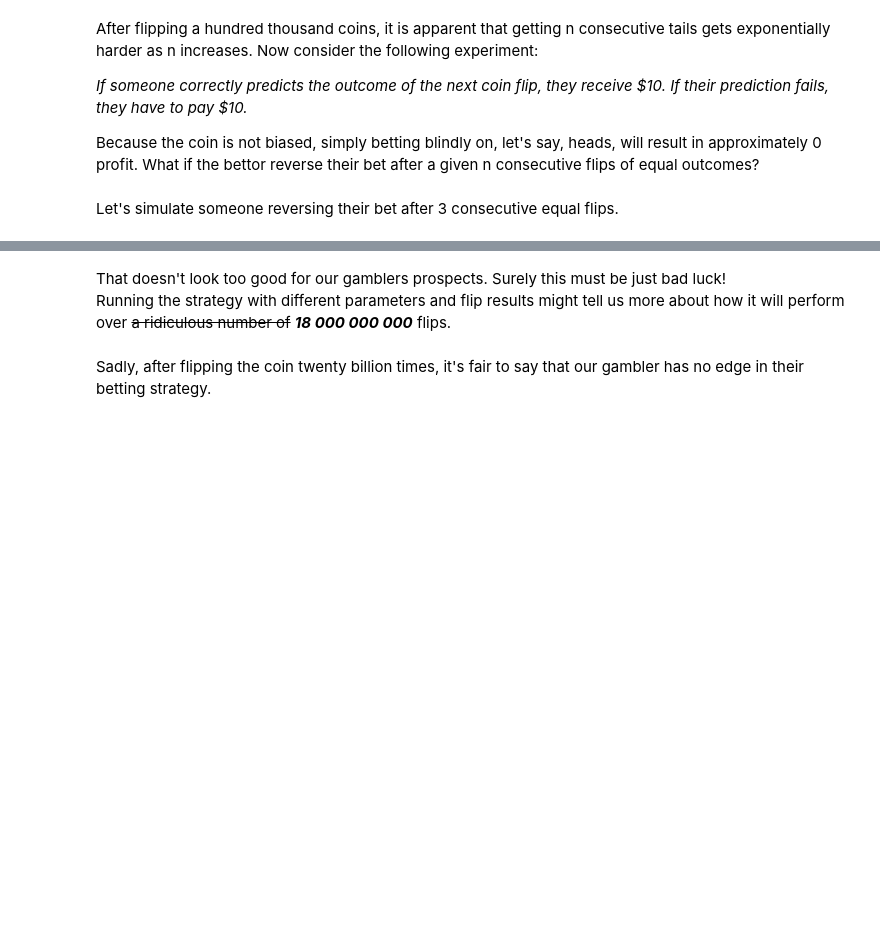
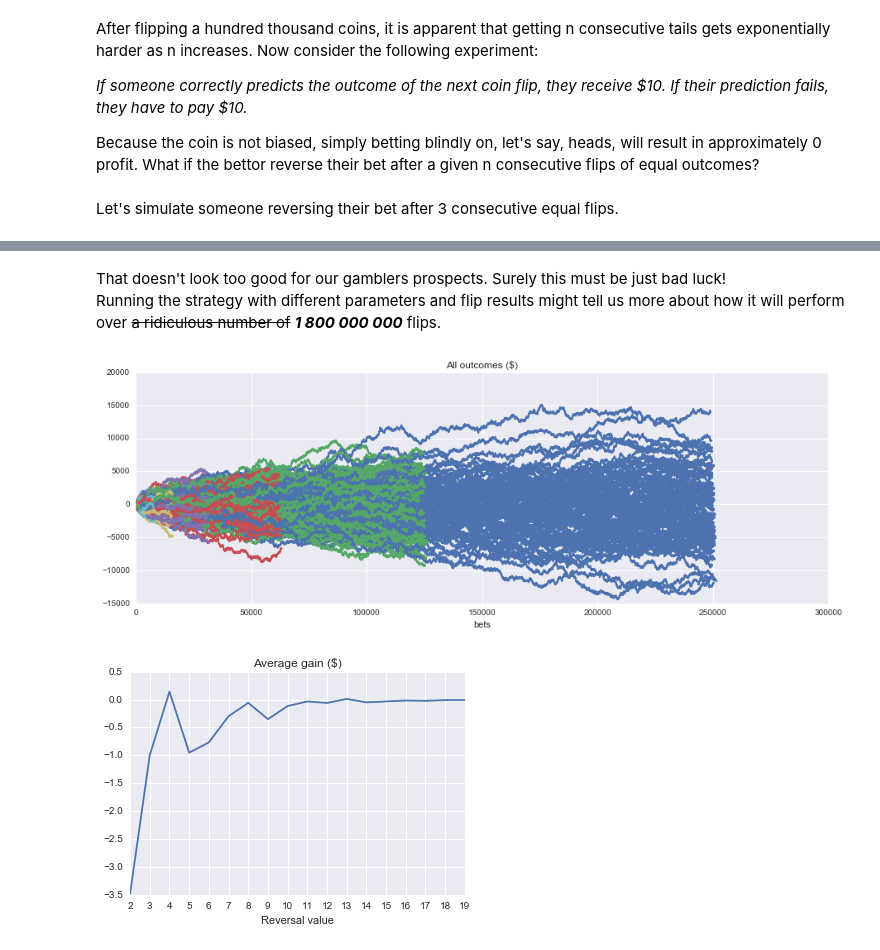
Before and after one commit to vdaytona/_data, a Jupyter notebook: wip_sourcefiles/coinflip.ipynb, the cells around one changed output, grey strips where cells are left out. Saved outputs shown, nothing was run; the diff lists cells and outputs as text; code cells hidden in the pictures; blank space fills up the shorter version.

```diff
--- a/wip_sourcefiles/coinflip.ipynb
+++ b/wip_sourcefiles/coinflip.ipynb
@@ -104,6 +104,6 @@ Final gain/loss: $-110
 # %% [markdown]
 That doesn't look too good for our gamblers prospects. Surely this must be just bad luck!
-Running the strategy with different parameters and flip results might tell us more about how it will perform over ~~a ridiculous number of~~ ***18 000 000 000*** flips.
+Running the strategy with different parameters and flip results might tell us more about how it will perform over ~~a ridiculous number of~~ ***1 800 000 000*** flips.
 # %%
 # Init plot
 fig = plt.figure(figsize=(15, 5))
@@ -112,34 +112,35 @@ plot = fig.add_subplot(111)
 # Results storing array
 final_equities_sum = [0]*20
 
-# Flip 1000000 coins 1000 different times
-for i in range(1000):
+# Flip 1000000 coins 100 different times
+for i in range(100):
 
     # Flip the coin 1000000 times
     results = generate_flips(1000000)[0]
 
     # Test reversing the bets with values from 2 to 19
     for reverser in range(2, 20):
         equity = simulate_bet(results, reverser, 10)
         final_equities_sum[reverser] += equity[-1]
         plot.plot(equity)
 
 plt.title('All outcomes ($)')
 plot.set_xlabel('bets')
 plt.show()
 
 # Get average of gains for every reversal value
 average_final_equities = [final_equities_sum[reverser]/18000 for reverser in range(2, 20)]
 fig = plt.figure()
 plot = fig.add_subplot(111)
 plot.set_xlabel('Reversal value')
 plt.title('Average gain ($)')
 # Plot with 2-index
 my_xticks = range(2, 20)
 x = range(0, 18)
 plt.xticks(x, my_xticks)
 # Plot averages
 plot.plot(x, average_final_equities)
 plt.show()
+# %% [output]
+[figure, added]
+[figure, added]
-# %% [markdown]
-Sadly, after flipping the coin twenty billion times, it's fair to say that our gambler has no edge in their betting strategy.
```
Also changed, not shown: parts of 4 cells of this notebook, 4 other files.
